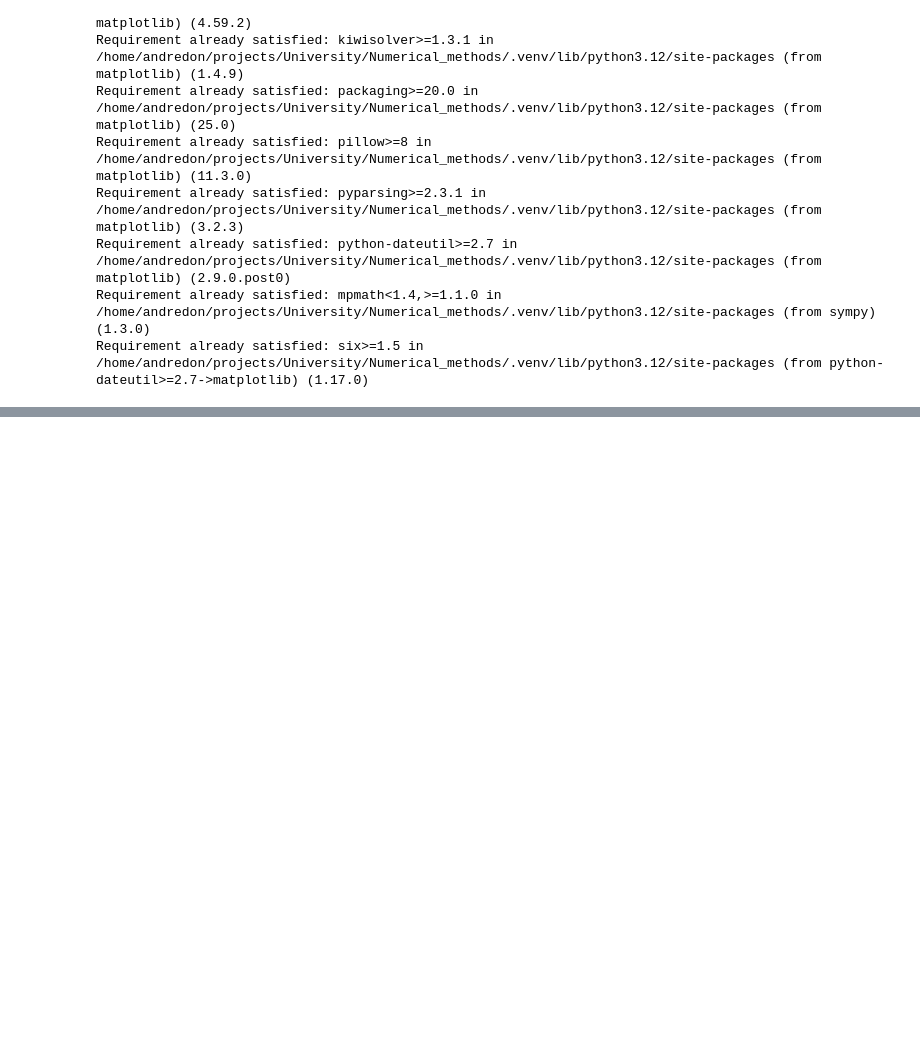
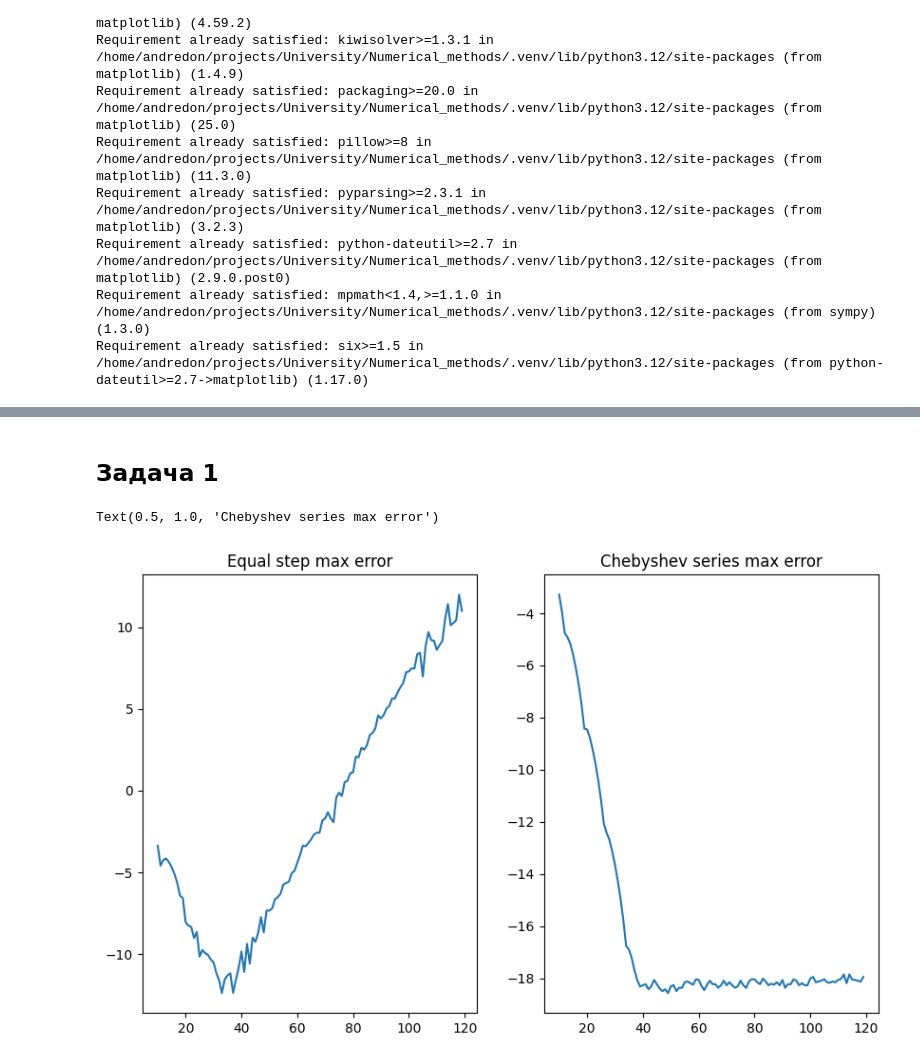
Before and after one commit to AndreDon0/Numerical_methods, a Jupyter notebook: labs/1.ipynb, the cells around one changed output, grey strips where cells are left out. Saved outputs shown, nothing was run; the diff lists cells and outputs as text; code cells hidden in the pictures; blank space fills up the shorter version.

```diff
--- a/labs/1.ipynb
+++ b/labs/1.ipynb
@@ -94,0 +95,38 @@ Text(0.5, 1.0, 'Chebyshev series error')
+# %% [markdown]
+## Задача 1
+# %%
+from tqdm import tqdm
+N = 120
+n_history = []
+a_err_history = []
+b_err_history = []
+
+for n in tqdm(range(10, N)):
+    a_interval_n = equal_series(a, b, (b - a) / n)
+    a_interval0_n = new_mid_arr(a_interval_n)
+
+    a_poly_n = Lagrange_polynomial(a_interval_n, f(a_interval_n))
+
+    a_solution_n = a_poly_n.solve_interpolation(a_interval0_n)
+
+    b_interval_n = chebyshev_series(a, b, n)
+    b_interval0_n = new_mid_arr(b_interval_n)
+
+    b_poly_n = Lagrange_polynomial(b_interval_n, f(b_interval_n))
+
+    b_solution_n = b_poly_n.solve_interpolation(b_interval0_n)
+
+    n_history.append(n)
+    a_err_history.append(max(f(a_interval0_n) - a_solution_n))
+    b_err_history.append(max(f(b_interval0_n) - b_solution_n))
+
+figure, axes = plt.subplots(1, 2, figsize=(10, 6))
+
+axes[0].plot(n_history, np.log10(a_err_history))
+axes[0].set_title("Equal step max error")
+
+axes[1].plot(n_history, np.log10(b_err_history))
+axes[1].set_title("Chebyshev series max error")
+# %% [output]
+Text(0.5, 1.0, 'Chebyshev series max error')
+[figure, added]
```
Also changed, not shown: parts of 4 cells of this notebook.
